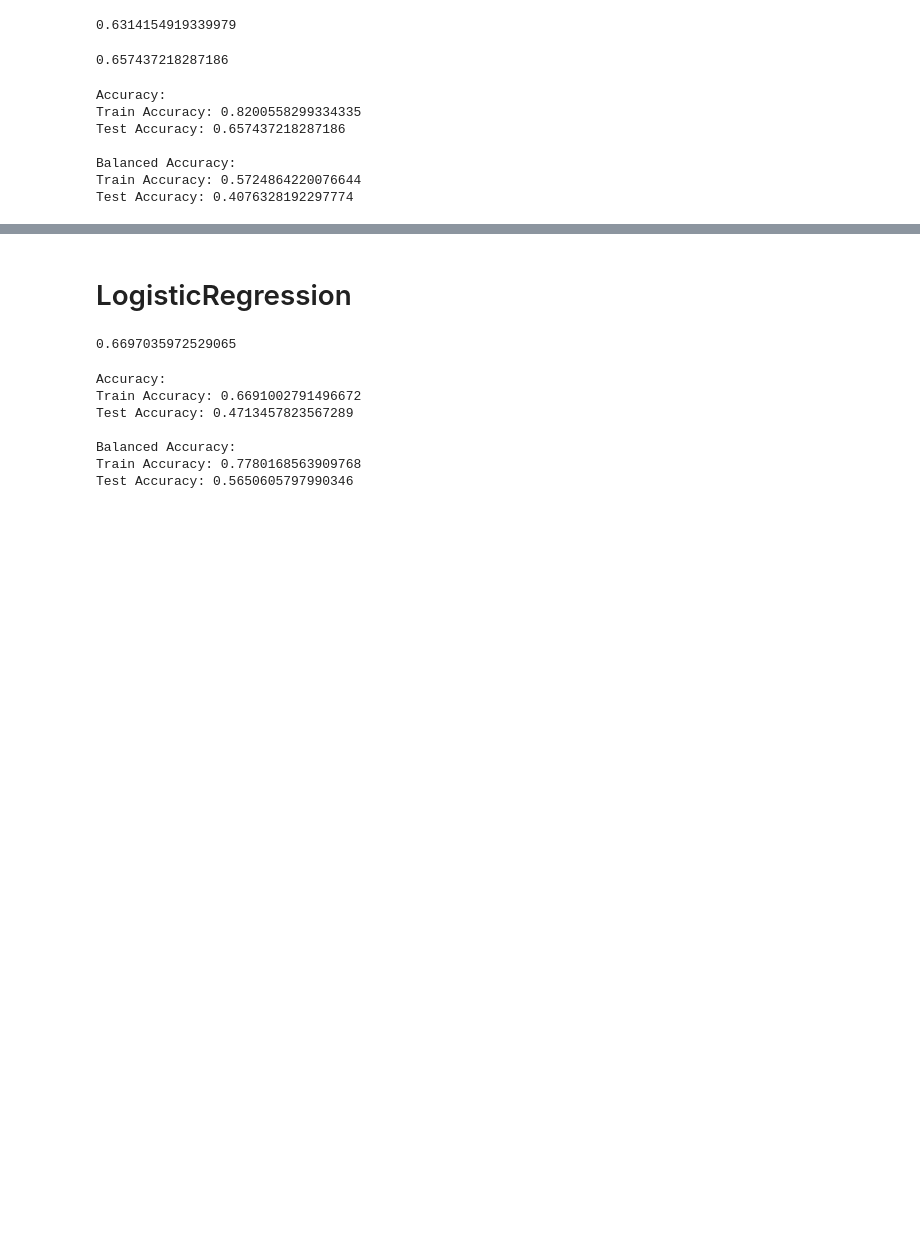
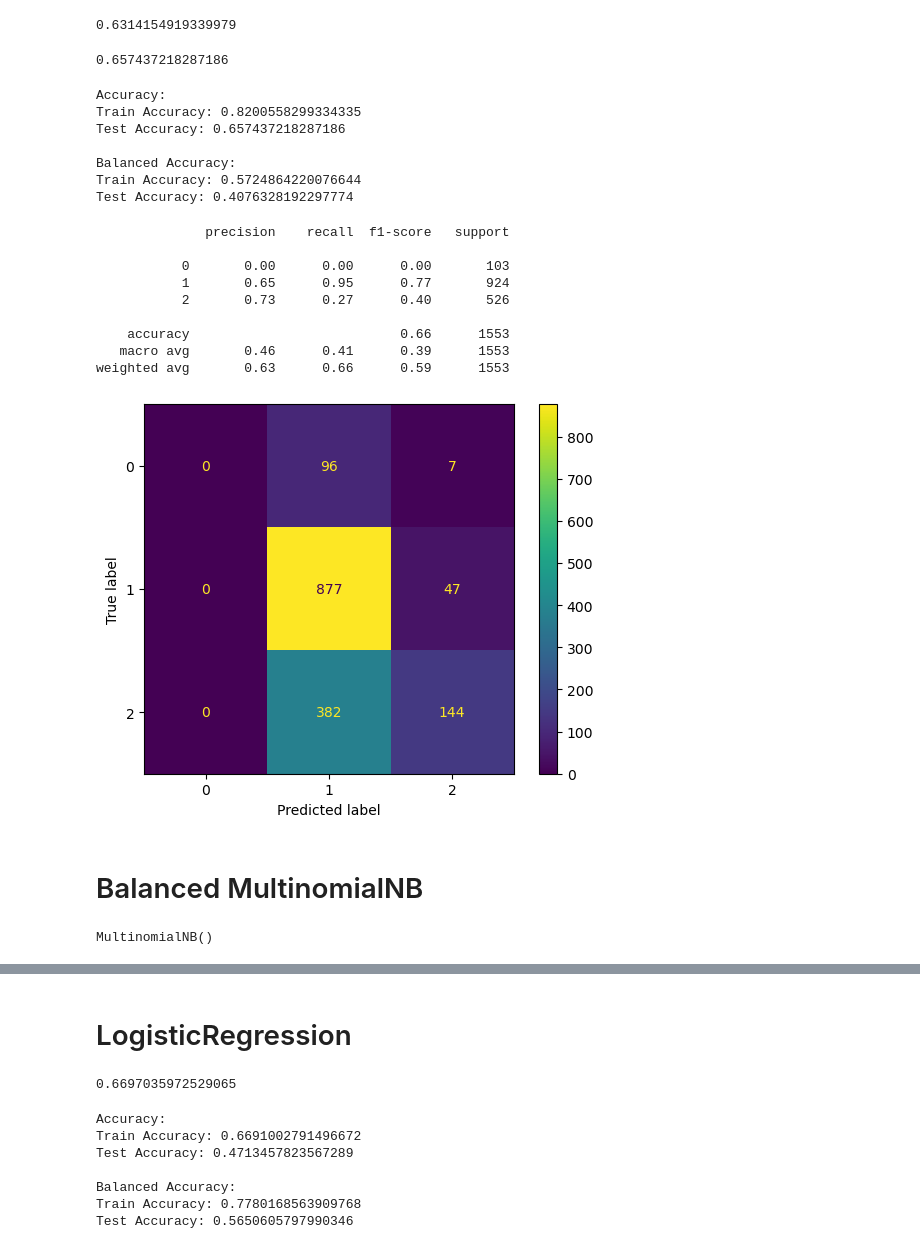
Before and after one commit to DenizzEmre/Phase_4_project, a Jupyter notebook: notebooks/clean_notebook.ipynb, the cells around one changed output, grey strips where cells are left out. Drawn from its saved outputs; the diff is of its cells as text; code cells hidden in the pictures; blank space fills up the shorter version.

```diff
--- a/notebooks/clean_notebook.ipynb
+++ b/notebooks/clean_notebook.ipynb
@@ -284,3 +284,35 @@ Test Accuracy: 0.657437218287186
 Balanced Accuracy:
 Train Accuracy: 0.5724864220076644
 Test Accuracy: 0.4076328192297774
+# %%
+print(classification_report(y_val, y_t_pred_mnb))
+cm = confusion_matrix(y_val, y_t_pred_mnb)
+disp = ConfusionMatrixDisplay(confusion_matrix=cm)
+disp.plot()
+plt.show()
+# %% [output]
+              precision    recall  f1-score   support
+
+           0       0.00      0.00      0.00       103
+           1       0.65      0.95      0.77       924
+           2       0.73      0.27      0.40       526
+
+    accuracy                           0.66      1553
+   macro avg       0.46      0.41      0.39      1553
+weighted avg       0.63      0.66      0.59      1553
+[figure, added]
+# %% [markdown]
+# Balanced MultinomialNB
+# %%
+# Create an instance of RandomOverSampler
+oversampler = RandomOverSampler()
+
+# Resample the data
+X_resampled, y_resampled = oversampler.fit_resample(X_t_vec, y_t)
+
+
+# Create and fit the MultinomialNB model
+mnb1 = MultinomialNB()
+mnb1.fit(X_resampled, y_resampled)
+# %% [output]
+MultinomialNB()
```
Also changed, not shown: parts of 9 cells of this notebook.
